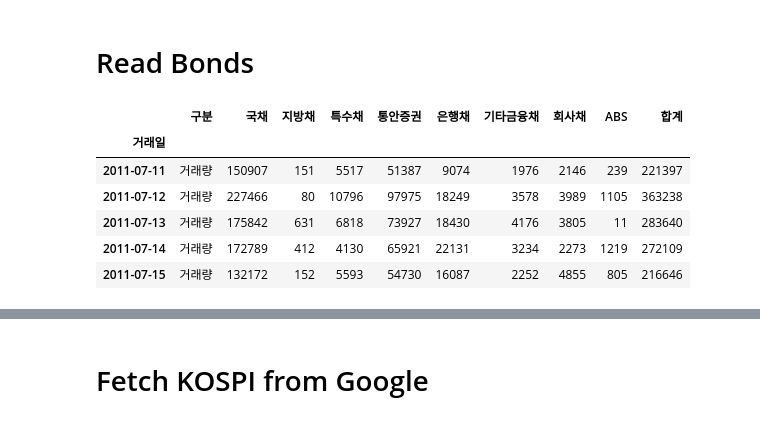
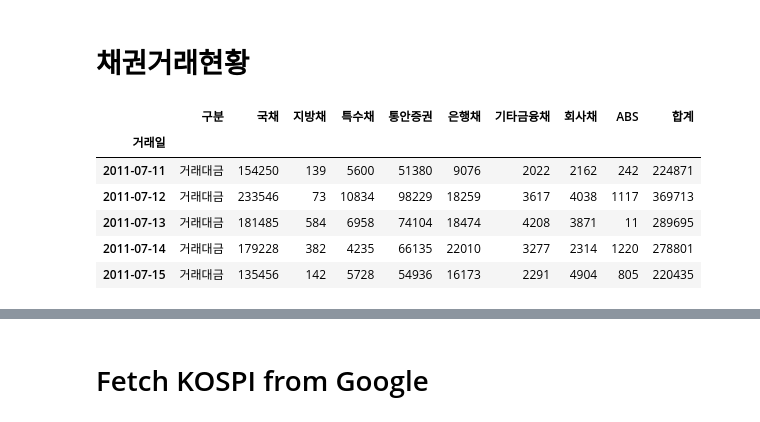
Before and after one commit to tohichoi/ecos, a Jupyter notebook: ecos.ipynb, the cells around one changed output, grey strips where cells are left out. Saved outputs shown, nothing was run; the diff lists cells and outputs as text; code cells hidden in the pictures.

```diff
--- a/ecos.ipynb
+++ b/ecos.ipynb
@@ -12,2 +18,0 @@ plt.style.use('default')
-# %% [markdown]
-# Read Bonds
@@ -14,12 +24,17 @@ plt.style.use('default')
+# %% [markdown]
+# 채권거래현황
 # %%
+# index_col 로 지정된 열은 Index 형식, datetime 형식으로 변경해야한다.
 df=pd.read_excel('data/채권거래현황-v2.xls', thousands=',', index_col=0)
-df_quant=df[df[u'구분']==u'거래량']
+df_quant=df[df[u'구분']==u'거래대금']
+
+df_quant.index=pd.to_datetime(df_quant.index)
 df_quant.head()
 # %% [output]
 |  | 구분 | 국채 | 지방채 | 특수채 | 통안증권 | 은행채 | 기타금융채 | 회사채 | ABS | 합계 |
 | 거래일 |  |  |  |  |  |  |  |  |  |  |
-| 2011-07-11 | 거래량 | 150907 | 151 | 5517 | 51387 | 9074 | 1976 | 2146 | 239 | 221397 |
-| 2011-07-12 | 거래량 | 227466 | 80 | 10796 | 97975 | 18249 | 3578 | 3989 | 1105 | 363238 |
-| 2011-07-13 | 거래량 | 175842 | 631 | 6818 | 73927 | 18430 | 4176 | 3805 | 11 | 283640 |
-| 2011-07-14 | 거래량 | 172789 | 412 | 4130 | 65921 | 22131 | 3234 | 2273 | 1219 | 272109 |
-| 2011-07-15 | 거래량 | 132172 | 152 | 5593 | 54730 | 16087 | 2252 | 4855 | 805 | 216646 |
+| 2011-07-11 | 거래대금 | 154250 | 139 | 5600 | 51380 | 9076 | 2022 | 2162 | 242 | 224871 |
+| 2011-07-12 | 거래대금 | 233546 | 73 | 10834 | 98229 | 18259 | 3617 | 4038 | 1117 | 369713 |
+| 2011-07-13 | 거래대금 | 181485 | 584 | 6958 | 74104 | 18474 | 4208 | 3871 | 11 | 289695 |
+| 2011-07-14 | 거래대금 | 179228 | 382 | 4235 | 66135 | 22010 | 3277 | 2314 | 1220 | 278801 |
+| 2011-07-15 | 거래대금 | 135456 | 142 | 5728 | 54936 | 16173 | 2291 | 4904 | 805 | 220435 |
```
Also changed, not shown: parts of 18 cells of this notebook, 3 other files.
